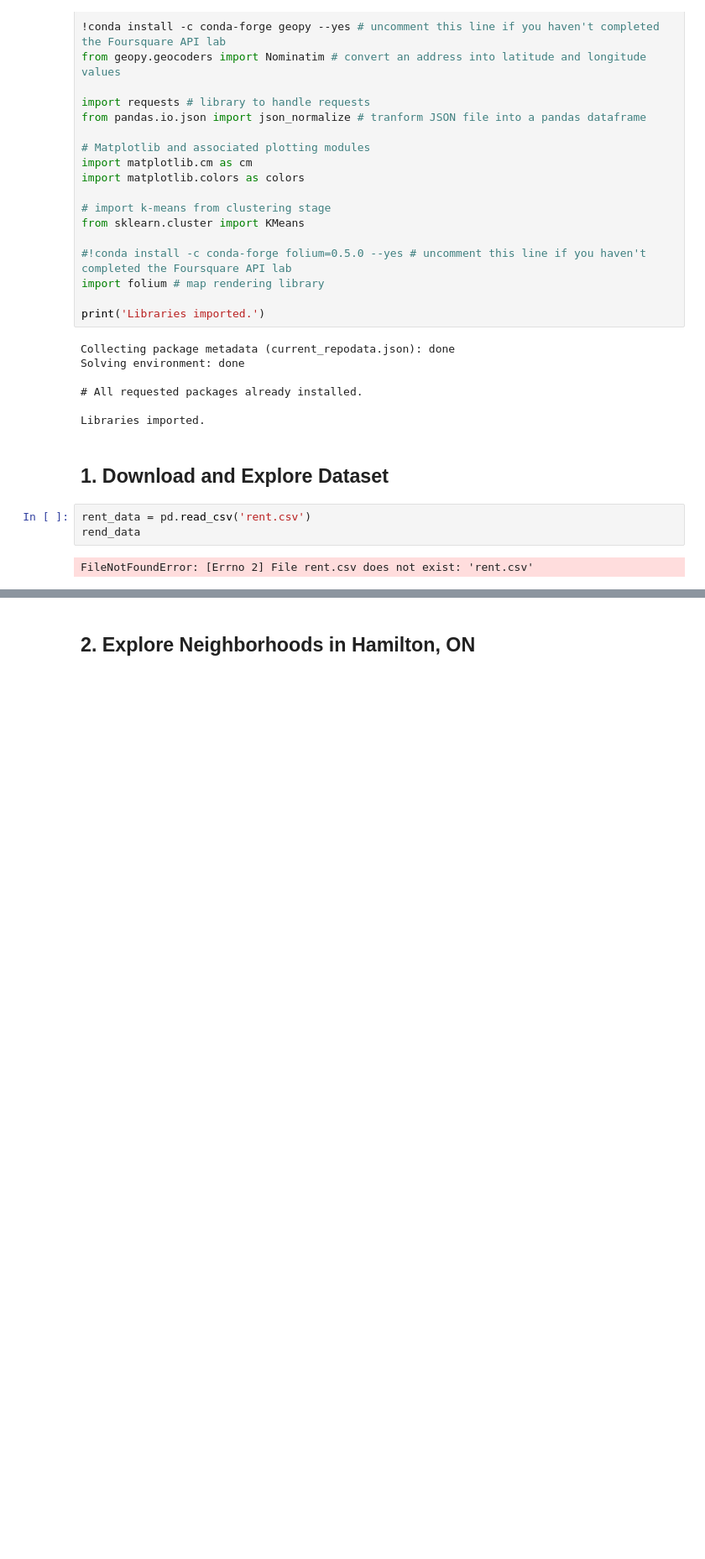
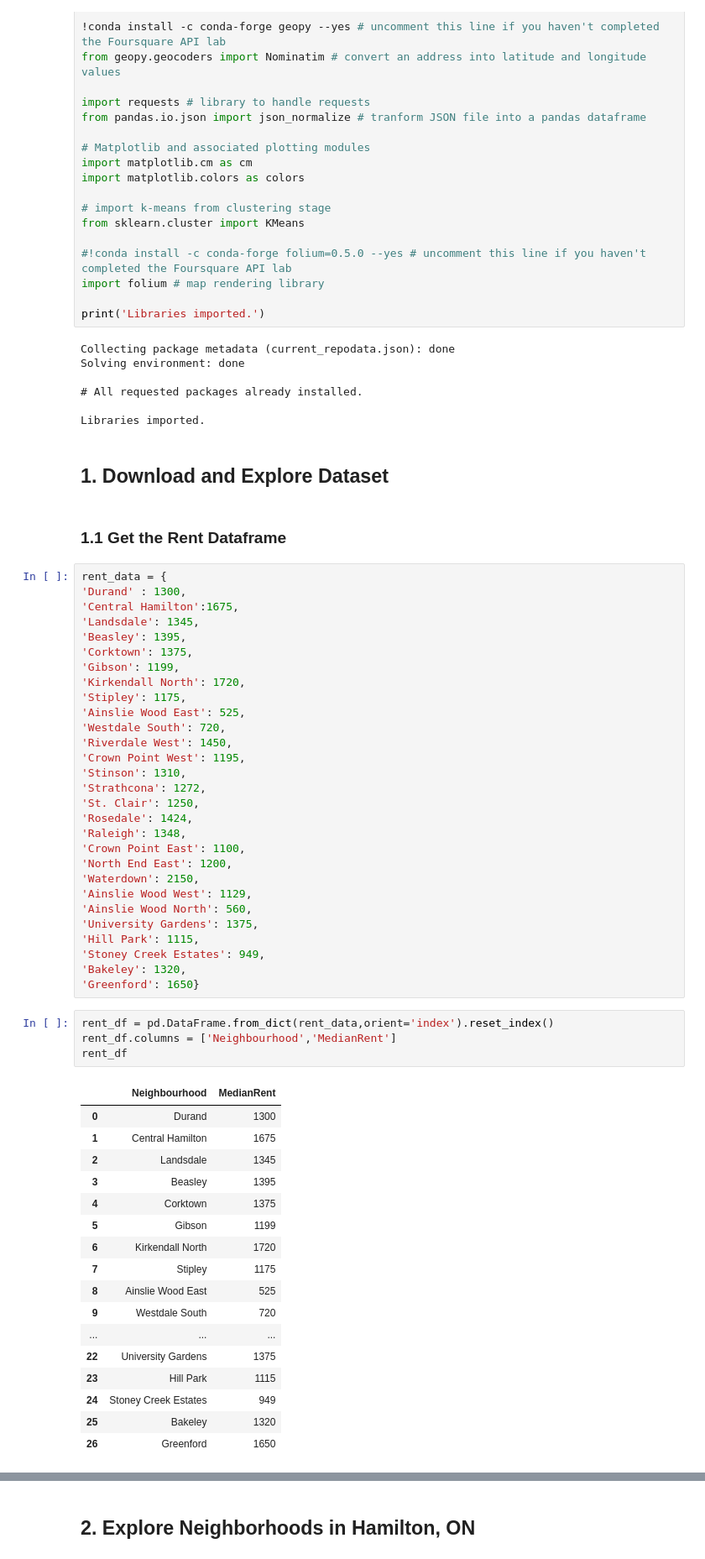
Before and after one commit to Zhang-Zhi-ZZ/Coursera_Capstone, a Jupyter notebook: Capstone Project.ipynb, the cells around one changed output, grey strips where cells are left out. Shown at 84% size. Saved outputs shown, nothing was run; the diff lists cells and outputs as text; blank space fills up the shorter version.

```diff
--- a/Capstone Project.ipynb
+++ b/Capstone Project.ipynb
@@ -59,8 +59,56 @@ Solving environment: done
 Libraries imported.
 # %% [markdown]
 ## 1. Download and Explore Dataset
-# %%
-rent_data = pd.read_csv('rent.csv')
-rend_data
-# %% [output]
-FileNotFoundError: [Errno 2] File rent.csv does not exist: 'rent.csv'
+# %% [markdown]
+### 1.1 Get the Rent Dataframe
+# %%
+rent_data = {
+'Durand' : 1300,
+'Central Hamilton':1675,
+'Landsdale': 1345,
+'Beasley': 1395,
+'Corktown': 1375,
+'Gibson': 1199,
+'Kirkendall North': 1720,
+'Stipley': 1175,
+'Ainslie Wood East': 525,
+'Westdale South': 720,
+'Riverdale West': 1450,
+'Crown Point West': 1195,
+'Stinson': 1310,
+'Strathcona': 1272,
+'St. Clair': 1250,
+'Rosedale': 1424,
+'Raleigh': 1348,
+'Crown Point East': 1100,
+'North End East': 1200,
+'Waterdown': 2150,
+'Ainslie Wood West': 1129,
+'Ainslie Wood North': 560,
+'University Gardens': 1375,
+'Hill Park': 1115,
+'Stoney Creek Estates': 949,
+'Bakeley': 1320,
+'Greenford': 1650}
+# %%
+rent_df = pd.DataFrame.from_dict(rent_data,orient='index').reset_index()
+rent_df.columns = ['Neighbourhood','MedianRent']
+rent_df
+# %% [output]
+|  | Neighbourhood | MedianRent |
+| 0 | Durand | 1300 |
+| 1 | Central Hamilton | 1675 |
+| 2 | Landsdale | 1345 |
+| 3 | Beasley | 1395 |
+| 4 | Corktown | 1375 |
+| 5 | Gibson | 1199 |
+| 6 | Kirkendall North | 1720 |
+| 7 | Stipley | 1175 |
+| 8 | Ainslie Wood East | 525 |
+| 9 | Westdale South | 720 |
+| ... | ... | ... |
+| 22 | University Gardens | 1375 |
+| 23 | Hill Park | 1115 |
+| 24 | Stoney Creek Estates | 949 |
+| 25 | Bakeley | 1320 |
+| 26 | Greenford | 1650 |
```
Also changed, not shown: parts of 41 cells of this notebook.
